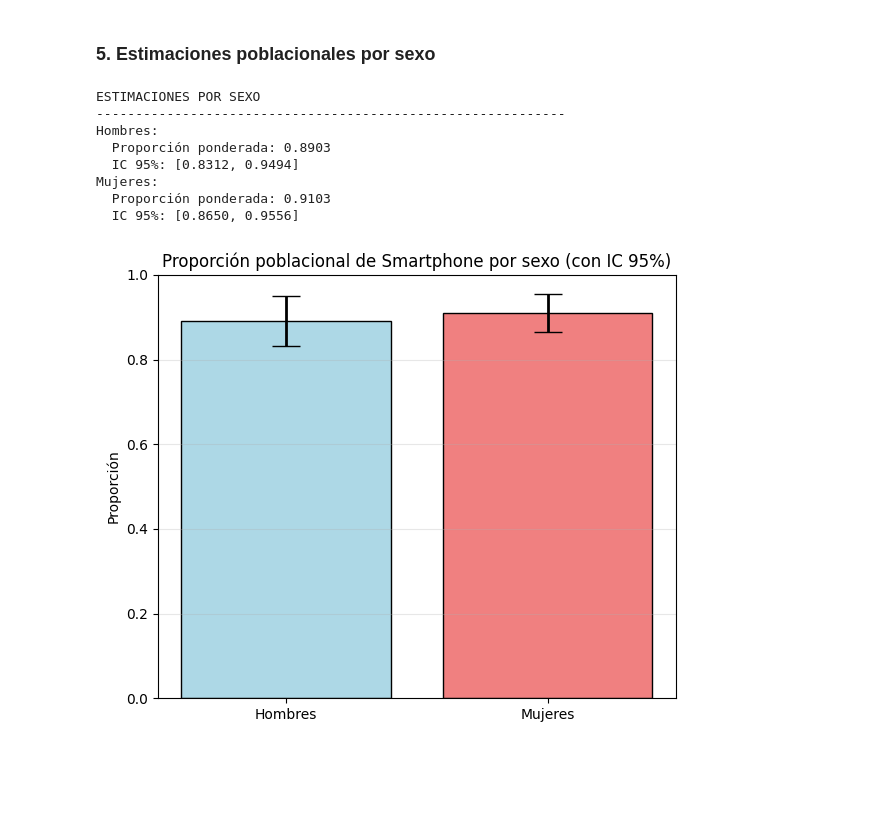
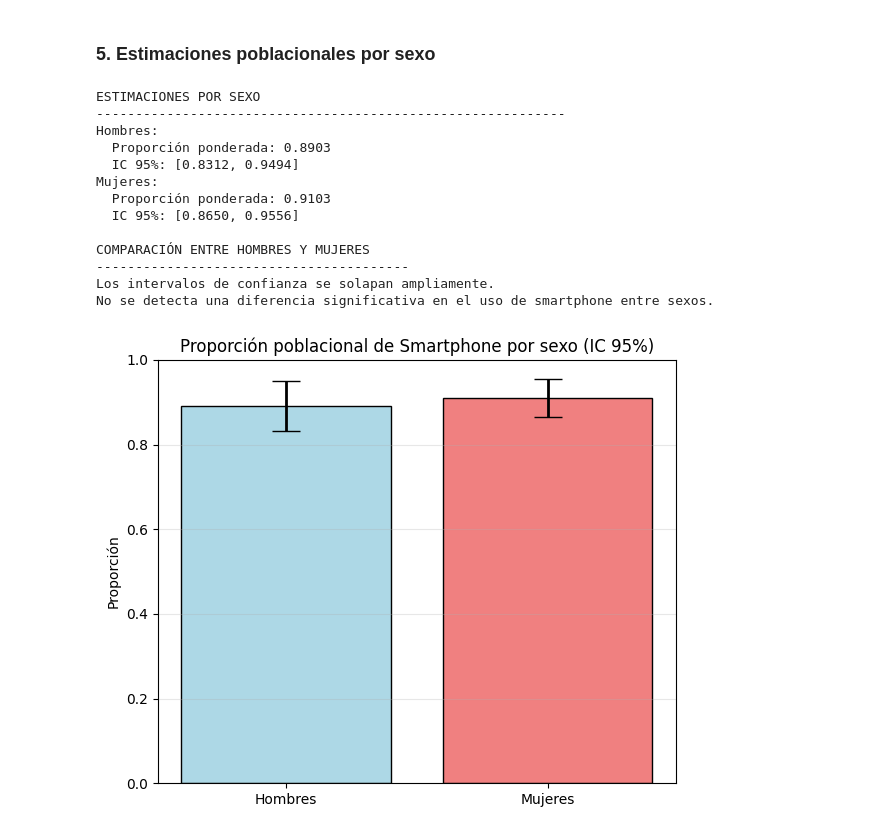
Before and after one commit to PabloHernandezMartinez/ENDUTIH, a Jupyter notebook: factor_expansion.ipynb, the cells around one changed output. Cells and saved outputs as stored; diff of their text form; code cells hidden in the pictures; blank space fills up the shorter version.

Commit message:
Actualizacion de archivo

```diff
--- a/factor_expansion.ipynb
+++ b/factor_expansion.ipynb
@@ -20,16 +20,19 @@ import matplotlib.pyplot as plt
 # %% [markdown]
 ### **2. Carga de datos con factor de expansión (FAC_PER)**
 # %%
-# Cargar el archivo
-archivo = "tr_endutih_usuarios2_anual_2022_mod.xlsx"
-df_orig = pd.read_excel(archivo, sheet_name=0, engine='openpyxl')
+# Cargar el archivo completo
+df_orig = pd.read_excel("tr_endutih_usuarios2_anual_2022_mod.xlsx", sheet_name=0, engine='openpyxl')
 
 # Columnas a estudiar, ahora incluyendo FAC_PER
 cols_w = ["EDAD", "P8_4_2", "SEXO", "ENT", "FAC_PER"]
+
+# Eliminar nulos
 df_clean_w = df_orig.dropna(subset=cols_w)
 
 # Filtrar los mismos estados (7, 12, 20)
 estados = [7, 12, 20]
+
+# Filtrar solo registros con los estados mencionados
 df_filt_w = df_clean_w[df_clean_w['ENT'].isin(estados)].copy()
 # %% [markdown]
 ### **3. Mismo muestro con factor de expansión.**
@@ -115,50 +121,82 @@ La diferencia está dentro del margen de error muestral.
 # %% [markdown]
 ### **5.  Estimaciones poblacionales por sexo**
 # %%
+### **5.  Estimaciones poblacionales por sexo**
+
 print("\nESTIMACIONES POR SEXO")
 print("-" * 60)
+
+# Listas para guardar las proporciones y errores estándar de cada sexo
+sexos = ['Hombres', 'Mujeres']
+prop_sex = []      # Proporciones ponderadas
+ic_errores = []    # z * error estándar (para el gráfico)
+
+# Recorro cada sexo: 1 = Hombre, 2 = Mujer
 for sexo, etiqueta in [(1, 'Hombres'), (2, 'Mujeres')]:
+    # Filtro las filas que corresponden a este sexo
     mask = muestra_300_w['SEXO'] == sexo
-    w_sex = w[mask]
-    x_sex = x[mask]
+    w_sex = w[mask]    # Pesos (factor de expansión) para este sexo
+    x_sex = x[mask]    # Indicadora de smartphone (0 o 1) para este sexo
+
+    # Calculo la proporción ponderada usando los pesos
     p_sex = np.average(x_sex, weights=w_sex)
+
+    # Error estándar de la proporción ponderada
     se_sex = np.sqrt(np.sum(w_sex**2 * (x_sex - p_sex)**2)) / np.sum(w_sex)
+
+    # Intervalo de confianza del 95 %
     ic_inf_sex = p_sex - z * se_sex
     ic_sup_sex = p_sex + z * se_sex
+
+    # Guardo los resultados para el gráfico
+    prop_sex.append(p_sex)
+    ic_errores.append(z * se_sex)
+
+    # Imprimo los resultados de este sexo
     print(f"{etiqueta}:")
     print(f"  Proporción ponderada: {p_sex:.4f}")
     print(f"  IC 95%: [{ic_inf_sex:.4f}, {ic_sup_sex:.4f}]")
 
-# Proporciones e IC por sexo (ya calculados en la celda anterior)
-sexos = ['Hombres', 'Mujeres']
-prop_sex = []
-ic_errores = []
+# --- Interpretación de la diferencia entre sexos ---
+print("\nCOMPARACIÓN ENTRE HOMBRES Y MUJERES")
+print("-" * 40)
 
-for sexo, etiqueta in [(1, 'Hombres'), (2, 'Mujeres')]:
-    mask = muestra_300_w['SEXO'] == sexo
-    w_s = w[mask]
-    x_s = x[mask]
-    p_s = np.average(x_s, weights=w_s)
-    se_s = np.sqrt(np.sum(w_s**2 * (x_s - p_s)**2)) / np.sum(w_s)
-    prop_sex.append(p_s)
-    ic_errores.append(z * se_s)
+# Calculo los límites de los intervalos
+ic_inf_h = prop_sex[0] - ic_errores[0]
+ic_sup_h = prop_sex[0] + ic_errores[0]
+ic_inf_m = prop_sex[1] - ic_errores[1]
+ic_sup_m = prop_sex[1] + ic_errores[1]
 
+# Verifico si los intervalos se solapan
+if (ic_inf_h > ic_sup_m) or (ic_inf_m > ic_sup_h):
+    print("Los intervalos de confianza no se solapan.")
+    print("Esto indica una diferencia estadísticamente significativa entre hombres y mujeres a nivel poblacional.")
+else:
+    print("Los intervalos de confianza se solapan ampliamente.")
+    print("No se detecta una diferencia significativa en el uso de smartphone entre sexos.")
+
+# --- Gráfico de proporciones por sexo con IC ---
 plt.figure(figsize=(6, 5))
 barras = plt.bar(sexos, prop_sex, color=['lightblue', 'lightcoral'], edgecolor='black')
 plt.errorbar(sexos, prop_sex, yerr=ic_errores, fmt='none', capsize=10, color='black', linewidth=2)
-plt.title('Proporción poblacional de Smartphone por sexo (con IC 95%)', fontsize=12)
+plt.title('Proporción poblacional de Smartphone por sexo (IC 95%)', fontsize=12)
 plt.ylabel('Proporción')
 plt.ylim(0, 1)
 plt.grid(axis='y', alpha=0.3)
 plt.tight_layout()
 plt.show()
 # %% [output]
 ESTIMACIONES POR SEXO
 ------------------------------------------------------------
 Hombres:
   Proporción ponderada: 0.8903
   IC 95%: [0.8312, 0.9494]
 Mujeres:
   Proporción ponderada: 0.9103
   IC 95%: [0.8650, 0.9556]
+
+COMPARACIÓN ENTRE HOMBRES Y MUJERES
+----------------------------------------
+Los intervalos de confianza se solapan ampliamente.
+No se detecta una diferencia significativa en el uso de smartphone entre sexos.
-[figure, old version]
+[figure, new version]
```
Also changed, not shown: parts of 2 cells of this notebook.
